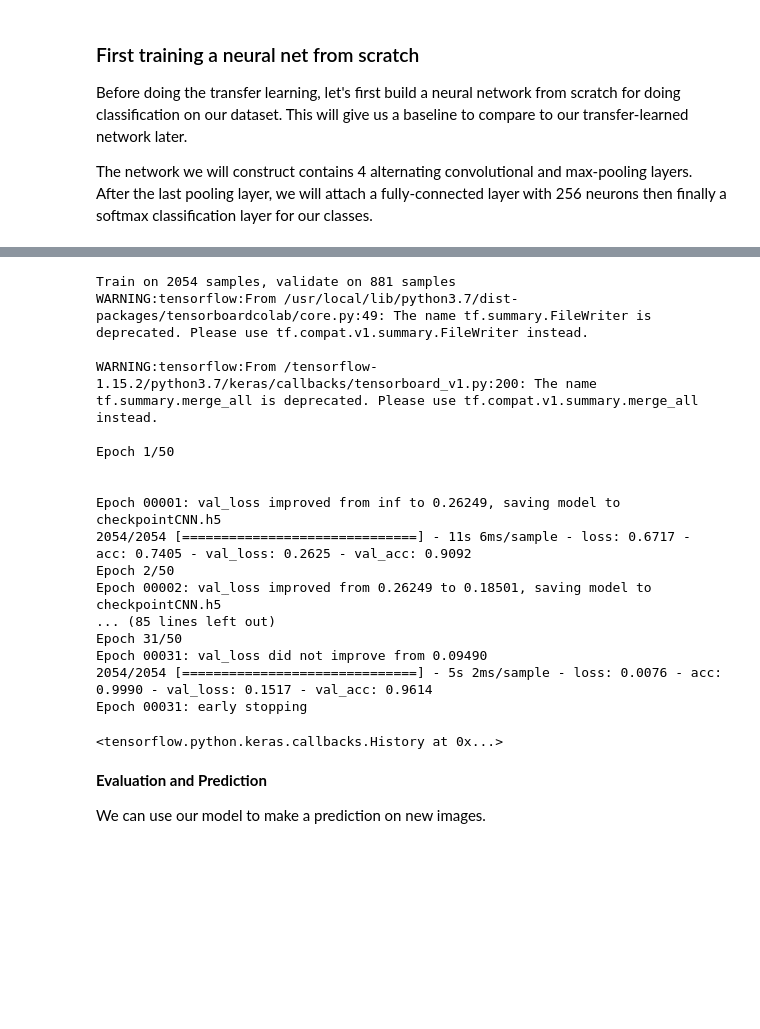
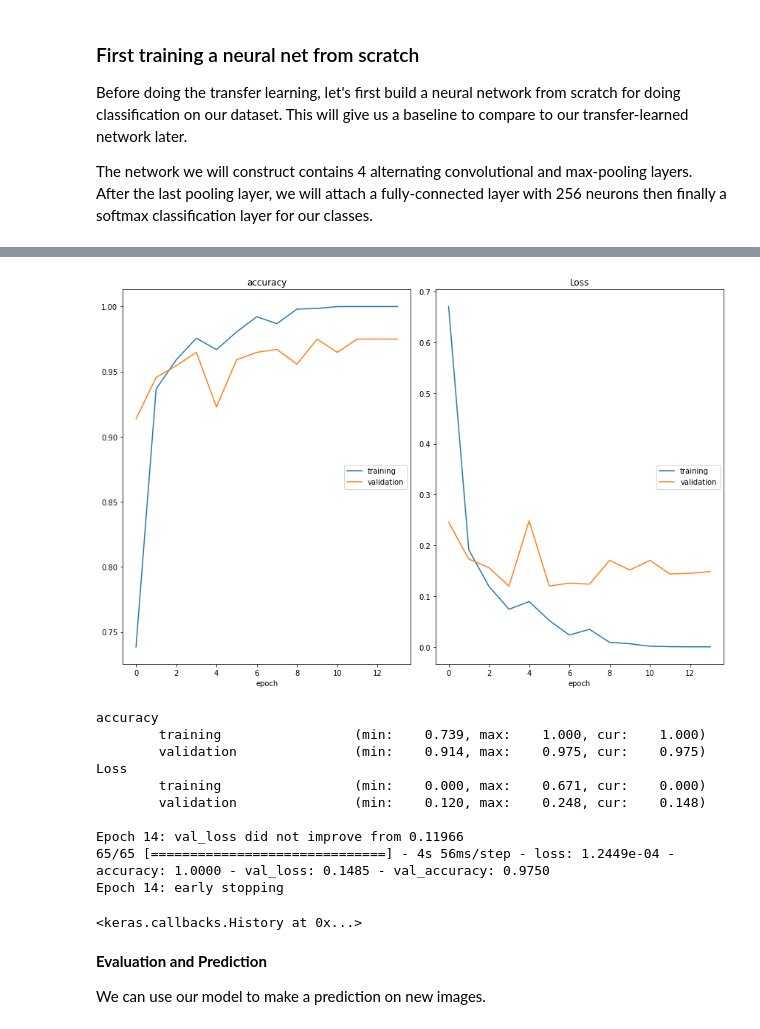
Before and after one commit to salmasamiei/From_Shallow_to_Deep, a Jupyter notebook: 2_Transfer_Learning.ipynb, the cells around one changed output, grey strips where cells are left out. Drawn from its saved outputs; the diff is of its cells as text; code cells hidden in the pictures; blank space fills up the shorter version.

```diff
--- a/2_Transfer_Learning.ipynb
+++ b/2_Transfer_Learning.ipynb
@@ -184,0 +195,4 @@ https://ff45-35-202-157-76.ngrok.io
+# %%
+#! pip install livelossplot
+from livelossplot import PlotLossesKeras
+plotlosses = PlotLossesKeras()
@@ -192,32 +224,26 @@ Model_check = tf.keras.callbacks.ModelCheckpoint(
 # %%
 model.compile(loss='categorical_crossentropy',
               optimizer='adam',
               metrics=['accuracy'])
 
 model.fit(X_train, y_train,
           validation_data=(X_test, y_test),
           epochs=50, batch_size=32,
           verbose=1,
-          callbacks=[TensorBoardColabCallback(tbcCNN),early_stop, Model_check])
+          callbacks=[plotlosses,early_stop, Model_check])
 # %% [output]
+[figure, added]
-Train on 2054 samples, validate on 881 samples
-WARNING:tensorflow:From /usr/local/lib/python3.7/dist-packages/tensorboardcolab/core.py:49: The name tf.summary.FileWriter is deprecated. Please use tf.compat.v1.summary.FileWriter instead.
+accuracy
+        training                 (min:    0.739, max:    1.000, cur:    1.000)
+        validation               (min:    0.914, max:    0.975, cur:    0.975)
+Loss
+        training                 (min:    0.000, max:    0.671, cur:    0.000)
+        validation               (min:    0.120, max:    0.248, cur:    0.148)
 
-WARNING:tensorflow:From /tensorflow-1.15.2/python3.7/keras/callbacks/tensorboard_v1.py:200: The name tf.summary.merge_all is deprecated. Please use tf.compat.v1.summary.merge_all instead.
-
-Epoch 1/50
-
-
-Epoch 00001: val_loss improved from inf to 0.26249, saving model to checkpointCNN.h5
-2054/2054 [==============================] - 11s 6ms/sample - loss: 0.6717 - acc: 0.7405 - val_loss: 0.2625 - val_acc: 0.9092
-Epoch 2/50
-Epoch 00002: val_loss improved from 0.26249 to 0.18501, saving model to checkpointCNN.h5
-... (85 lines left out)
-Epoch 31/50
-Epoch 00031: val_loss did not improve from 0.09490
-2054/2054 [==============================] - 5s 2ms/sample - loss: 0.0076 - acc: 0.9990 - val_loss: 0.1517 - val_acc: 0.9614
-Epoch 00031: early stopping
+Epoch 14: val_loss did not improve from 0.11966
+65/65 [==============================] - 4s 56ms/step - loss: 1.2449e-04 - accuracy: 1.0000 - val_loss: 0.1485 - val_accuracy: 0.9750
+Epoch 14: early stopping
-<tensorflow.python.keras.callbacks.History at 0x...>
+<keras.callbacks.History at 0x...>
 # %% [markdown]
 **Evaluation and Prediction**
 
```
Also changed, not shown: parts of 16 cells of this notebook.
